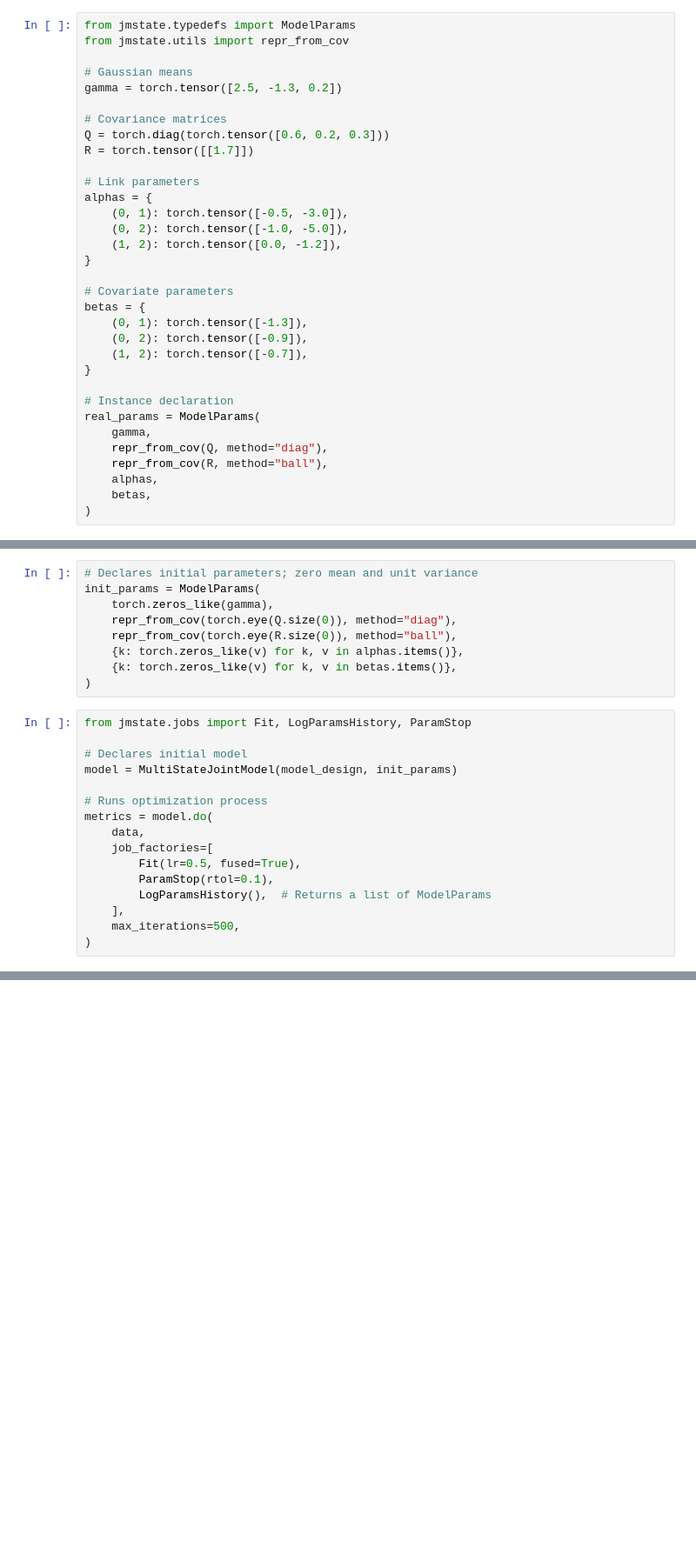
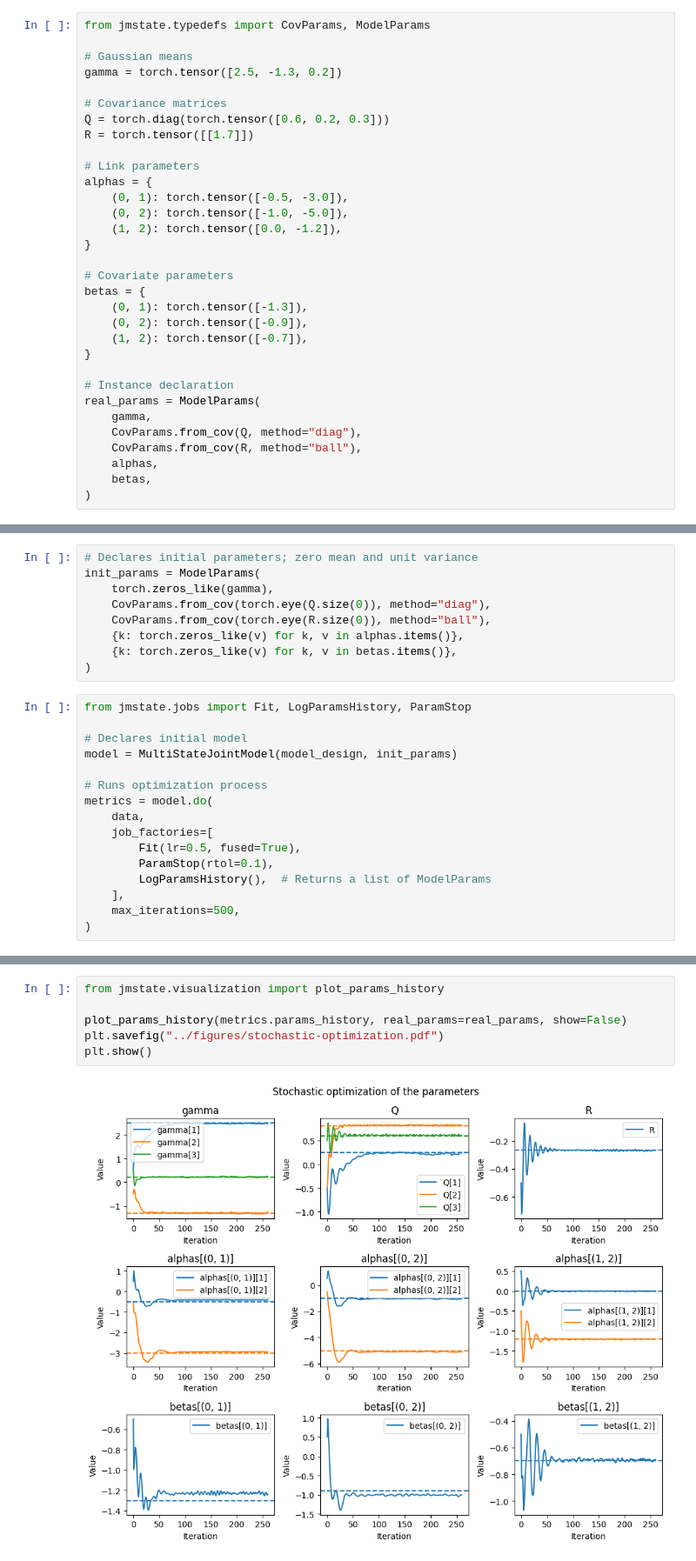
Before and after one commit to felixlaplante0/multistate-paper, a Jupyter notebook: scripts/fitting-test.ipynb, the cells around one changed output, grey strips where cells are left out. Shown at 87% size. Saved outputs shown, nothing was run; the diff lists cells and outputs as text; blank space fills up the shorter version.

```diff
--- a/scripts/fitting-test.ipynb
+++ b/scripts/fitting-test.ipynb
@@ -104,8 +102,7 @@ surv = {
 # Model design gathers regression, link and hazard functions
 model_design = ModelDesign(gamma_plus_b, reg, surv)
 # %%
-from jmstate.typedefs import ModelParams
-from jmstate.utils import repr_from_cov
+from jmstate.typedefs import CovParams, ModelParams
 
 # Gaussian means
 gamma = torch.tensor([2.5, -1.3, 0.2])
@@ -131,8 +128,8 @@ betas = {
 # Instance declaration
 real_params = ModelParams(
     gamma,
-    repr_from_cov(Q, method="diag"),
-    repr_from_cov(R, method="ball"),
+    CovParams.from_cov(Q, method="diag"),
+    CovParams.from_cov(R, method="ball"),
     alphas,
     betas,
 )
@@ -201,8 +203,8 @@ print({key: val.idxs.numel() for key, val in buckets.items()})
 # Declares initial parameters; zero mean and unit variance
 init_params = ModelParams(
     torch.zeros_like(gamma),
-    repr_from_cov(torch.eye(Q.size(0)), method="diag"),
-    repr_from_cov(torch.eye(R.size(0)), method="ball"),
+    CovParams.from_cov(torch.eye(Q.size(0)), method="diag"),
+    CovParams.from_cov(torch.eye(R.size(0)), method="ball"),
     {k: torch.zeros_like(v) for k, v in alphas.items()},
     {k: torch.zeros_like(v) for k, v in betas.items()},
 )
@@ -245,3 +227,11 @@ for key, val in params_dict.items():
+# %%
+from jmstate.visualization import plot_params_history
+
+plot_params_history(metrics.params_history, real_params=real_params, show=False)
+plt.savefig("../figures/stochastic-optimization.pdf")
+plt.show()
+# %% [output]
+[figure, added]
 # %%
 params_list: list[torch.Tensor] = []
 n_runs = 100
```
Also changed, not shown: parts of 7 cells of this notebook, 10 other files.
